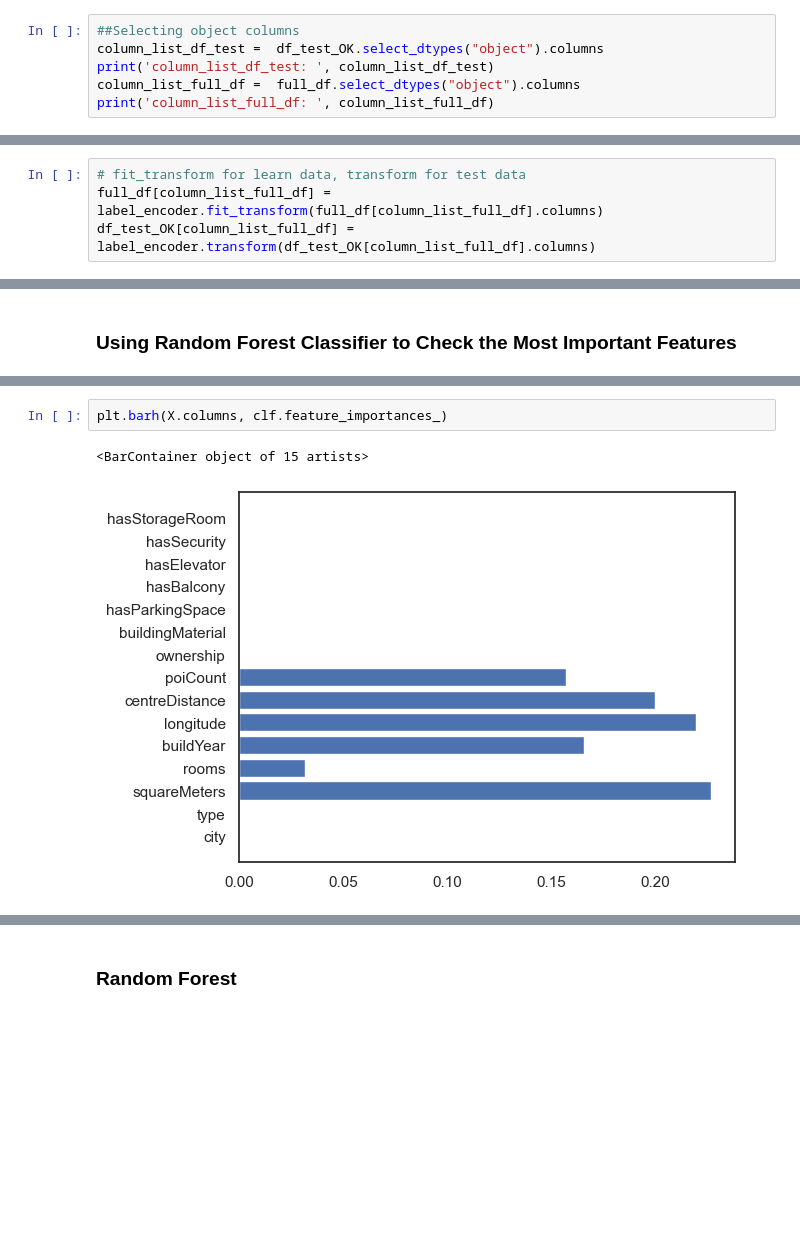
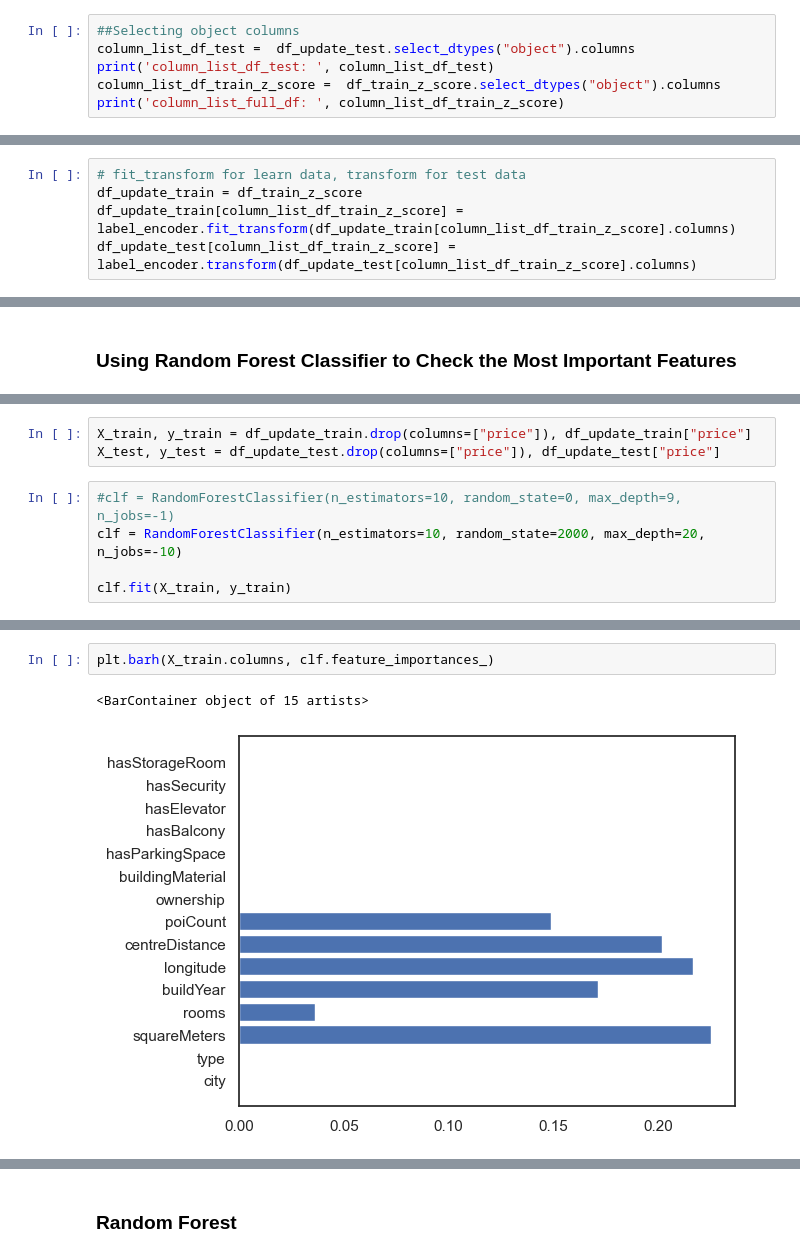
Before and after one commit to DamianSystem/Prediction-of-apartment-prices-in-selected-towns-in-Poland---project, a Jupyter notebook: Projekt Mieszkanie.ipynb, the cells around one changed output, grey strips where cells are left out. Cells and saved outputs as stored; diff of their text form; blank space fills up the shorter version.

```diff
--- a/Projekt Mieszkanie.ipynb
+++ b/Projekt Mieszkanie.ipynb
@@ -707,9 +576,9 @@ full_df.head()
 # %%
 ##Selecting object columns
-column_list_df_test =  df_test_OK.select_dtypes("object").columns
+column_list_df_test =  df_update_test.select_dtypes("object").columns
 print('column_list_df_test: ', column_list_df_test)
-column_list_full_df =  full_df.select_dtypes("object").columns
-print('column_list_full_df: ', column_list_full_df)
+column_list_df_train_z_score =  df_train_z_score.select_dtypes("object").columns
+print('column_list_full_df: ', column_list_df_train_z_score)
 # %% [output]
 column_list_df_test:  Index(['city', 'type', 'ownership', 'buildingMaterial', 'hasParkingSpace',
        'hasBalcony', 'hasElevator', 'hasSecurity', 'hasStorageRoom'],
@@ -741,7 +592,8 @@ Index(['city', 'type', 'ownership', 'buildingMaterial', 'hasParkingSpace',
 # %%
 # fit_transform for learn data, transform for test data
-full_df[column_list_full_df] = label_encoder.fit_transform(full_df[column_list_full_df].columns)
-df_test_OK[column_list_full_df] = label_encoder.transform(df_test_OK[column_list_full_df].columns)
+df_update_train = df_train_z_score
+df_update_train[column_list_df_train_z_score] = label_encoder.fit_transform(df_update_train[column_list_df_train_z_score].columns)
+df_update_test[column_list_df_train_z_score] = label_encoder.transform(df_update_test[column_list_df_train_z_score].columns)
 # %% [output]
 A value is trying to be set on a copy of a slice from a DataFrame.
 Try using .loc[row_indexer,col_indexer] = value instead
@@ -812,0 +617,8 @@ dtype: float64
+# %%
+X_train, y_train = df_update_train.drop(columns=["price"]), df_update_train["price"]
+X_test, y_test = df_update_test.drop(columns=["price"]), df_update_test["price"]
+# %%
+#clf = RandomForestClassifier(n_estimators=10, random_state=0, max_depth=9, n_jobs=-1)
+clf = RandomForestClassifier(n_estimators=10, random_state=2000, max_depth=20, n_jobs=-10)
+
+clf.fit(X_train, y_train)
@@ -813,6 +649,6 @@ dtype: float64
 # %%
-plt.barh(X.columns, clf.feature_importances_)
+plt.barh(X_train.columns, clf.feature_importances_)
 # %% [output]
 <BarContainer object of 15 artists>
-[figure, old version]
+[figure, new version]
 # %% [markdown]
```
Also changed, not shown: parts of 77 cells of this notebook.
